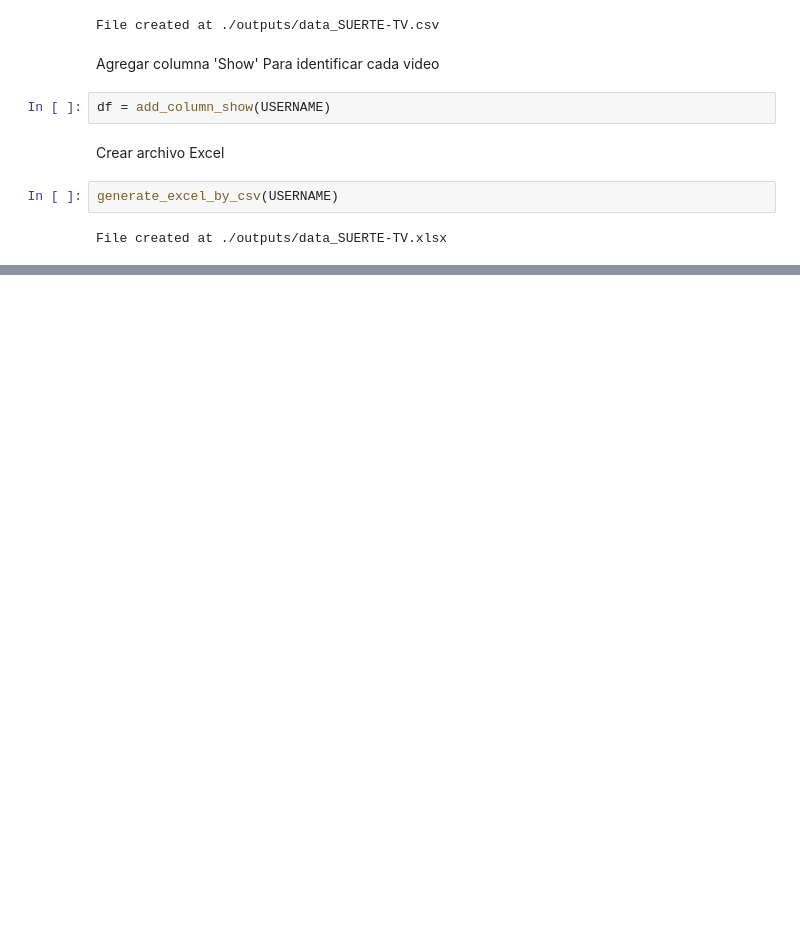
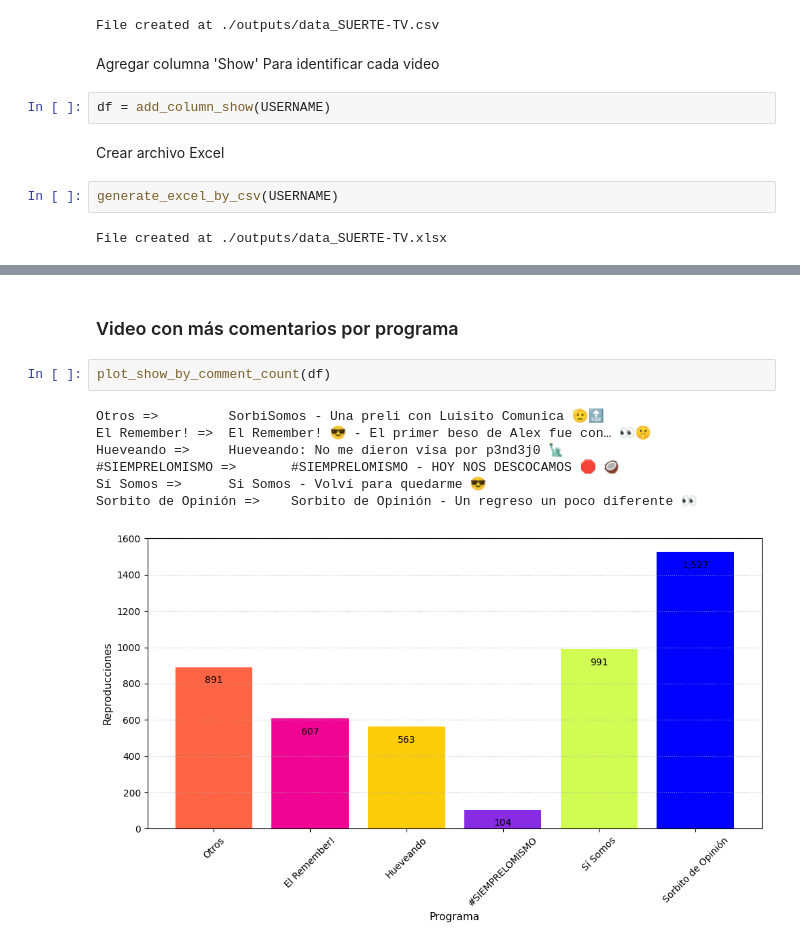
Before and after one commit to nx96/yt-data, a Jupyter notebook: GetDataFromYTChannel.ipynb, the cells around one changed output, grey strips where cells are left out. Saved outputs shown, nothing was run; the diff lists cells and outputs as text; blank space fills up the shorter version.

```diff
--- a/GetDataFromYTChannel.ipynb
+++ b/GetDataFromYTChannel.ipynb
@@ -45,0 +67,12 @@ Sorbito de Opinión =>    Sorbito de Opinión - Ahhhhhh entonces tú mamá compr
+# %% [markdown]
+### Video con más comentarios por programa
+# %%
+plot_show_by_comment_count(df)
+# %% [output]
+Otros =>         SorbiSomos - Una preli con Luisito Comunica 🫡🔝
+El Remember! =>  El Remember! 😎 - El primer beso de Alex fue con… 👀🤫
+Hueveando =>     Hueveando: No me dieron visa por p3nd3j0 🗽
+#SIEMPRELOMISMO =>       #SIEMPRELOMISMO - HOY NOS DESCOCAMOS 🛑 🥥
+Sí Somos =>      Si Somos - Volví para quedarme 😎
+Sorbito de Opinión =>    Sorbito de Opinión - Un regreso un poco diferente 👀
+[figure, added]
```
Also changed, not shown: parts of 11 cells of this notebook, 1 other file.
